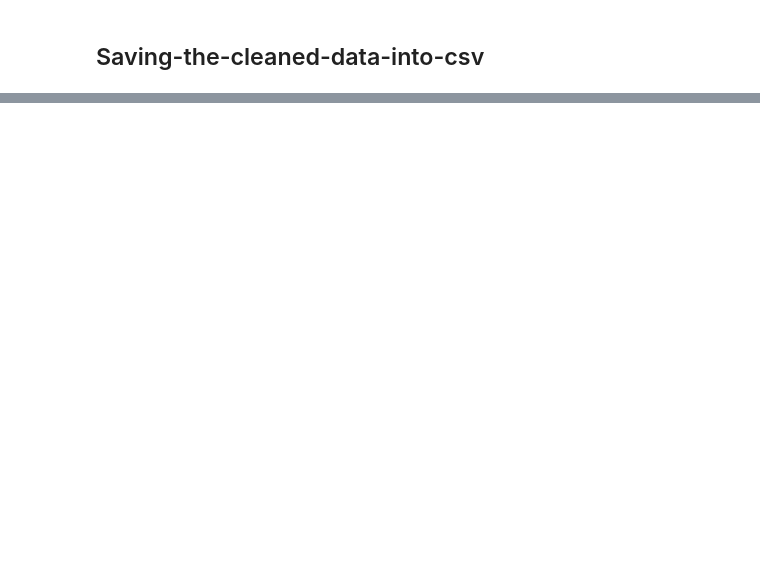
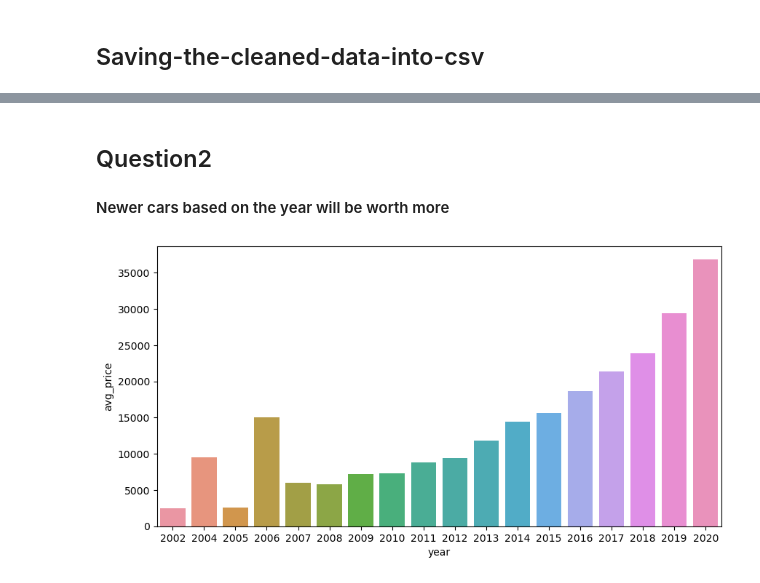
Before and after one commit to Shedinho20/Project01, a Jupyter notebook: Project01.ipynb, the cells around one changed output, grey strips where cells are left out. Cells and saved outputs as stored; diff of their text form; code cells hidden in the pictures; blank space fills up the shorter version.

```diff
--- a/Project01.ipynb
+++ b/Project01.ipynb
@@ -304,0 +379,19 @@ df.to_csv("./data/cleaned_data.csv")
+# %%
+df.drop(outliers.index,inplace=True)
+# %% [markdown]
+## Question2
+####  Newer cars based on the year will be worth more
+# %%
+## lets group the data set by year and get the mean price of the car
+year_price = df.groupby("year")[["price"]].mean().price
+
+year_price =  pd.DataFrame({'year': year_price.index,
+              'avg_price': year_price.values})
+year_price
+
+plt.figure(figsize=(10,5))
+
+sns.barplot(x="year", y="avg_price",data=year_price)
+plt.show()
+# %% [output]
+[figure, added]
```
Also changed, not shown: parts of 26 cells of this notebook, 2 other files.
